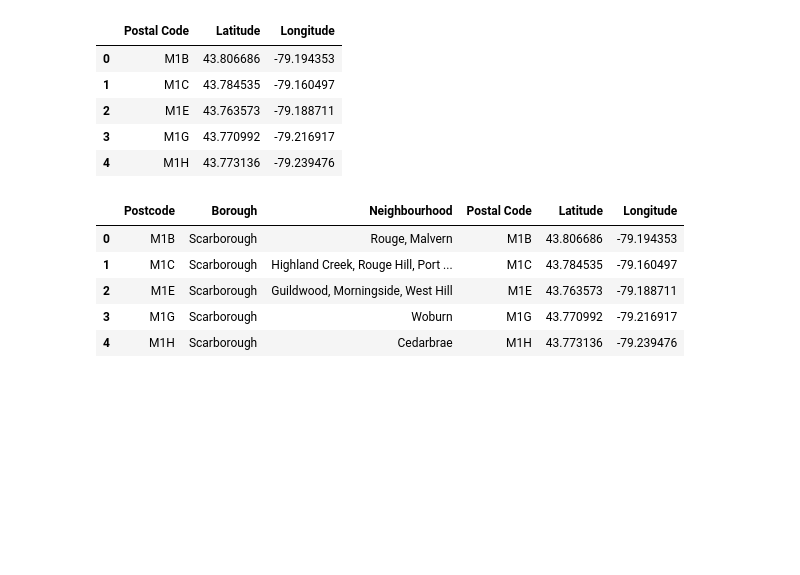
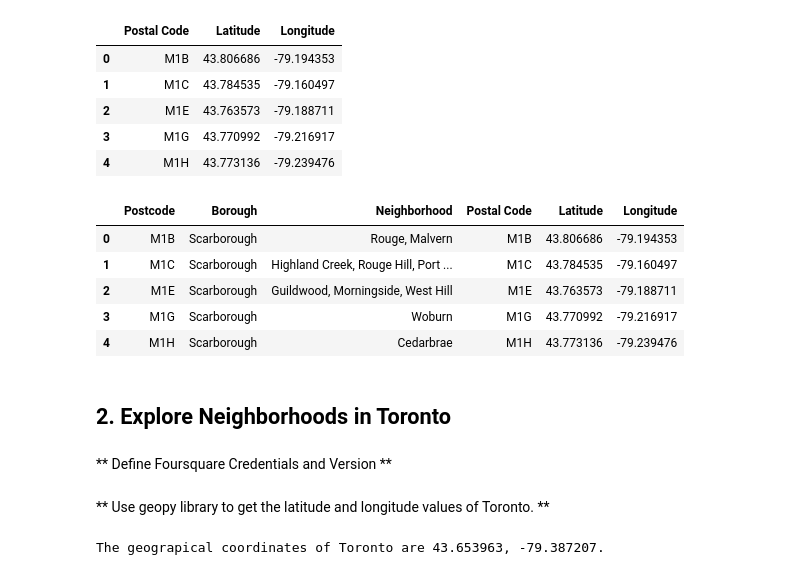
Before and after one commit to vanessaaleung/Coursera_Capstone, a Jupyter notebook: Segmenting and Clustering Neighborhoods in Toronto.ipynb, the cells around one changed output. Drawn from its saved outputs; the diff is of its cells as text; code cells hidden in the pictures; blank space fills up the shorter version.

```diff
--- a/Segmenting and Clustering Neighborhoods in Toronto.ipynb
+++ b/Segmenting and Clustering Neighborhoods in Toronto.ipynb
@@ -25,6 +27,7 @@ df1 = df1.groupby(['Postcode', 'Borough'], as_index=False).agg({
 ** If a cell has a borough but a Not assigned neighborhood, then the neighborhood will be the same as the borough.  **
 # %%
 df1.Neighbourhood[df1.Neighbourhood == "Not assigned"] = df1.Borough
+df1.rename(columns = {"Neighbourhood": "Neighborhood"}, inplace = True)
 # %%
 df1.head()
 # %% [output]
@@ -53,12 +56,16 @@ geo.head()
 | 3 | M1G | 43.770992 | -79.216917 |
 | 4 | M1H | 43.773136 | -79.239476 |
 # %%
-df_merge = pd.merge(df1, geo, left_on = "Postcode", right_on = "Postal Code")
-df_merge.head()
+toronto_data = pd.merge(df1, geo, left_on = "Postcode", right_on = "Postal Code")
+toronto_data.head()
 # %% [output]
-|  | Postcode | Borough | Neighbourhood | Postal Code | Latitude | Longitude |
+|  | Postcode | Borough | Neighborhood | Postal Code | Latitude | Longitude |
 | 0 | M1B | Scarborough | Rouge, Malvern | M1B | 43.806686 | -79.194353 |
 | 1 | M1C | Scarborough | Highland Creek, Rouge Hill, Port ... | M1C | 43.784535 | -79.160497 |
 | 2 | M1E | Scarborough | Guildwood, Morningside, West Hill | M1E | 43.763573 | -79.188711 |
 | 3 | M1G | Scarborough | Woburn | M1G | 43.770992 | -79.216917 |
 | 4 | M1H | Scarborough | Cedarbrae | M1H | 43.773136 | -79.239476 |
+# %% [markdown]
+## 2. Explore Neighborhoods in Toronto
+# %% [markdown]
+** Define Foursquare Credentials and Version **
@@ -64,0 +94,12 @@ df_merge.head()
+# %% [markdown]
+** Use geopy library to get the latitude and longitude values of Toronto. **
+# %%
+address = 'Toronto'
+
+geolocator = Nominatim(user_agent = "toronto_explorer")
+location = geolocator.geocode(address)
+latitude = location.latitude
+longitude = location.longitude
+print('The geograpical coordinates of Toronto are {}, {}.'.format(latitude, longitude))
+# %% [output]
+The geograpical coordinates of Toronto are 43.653963, -79.387207.
```
Also changed, not shown: parts of 49 cells of this notebook.
